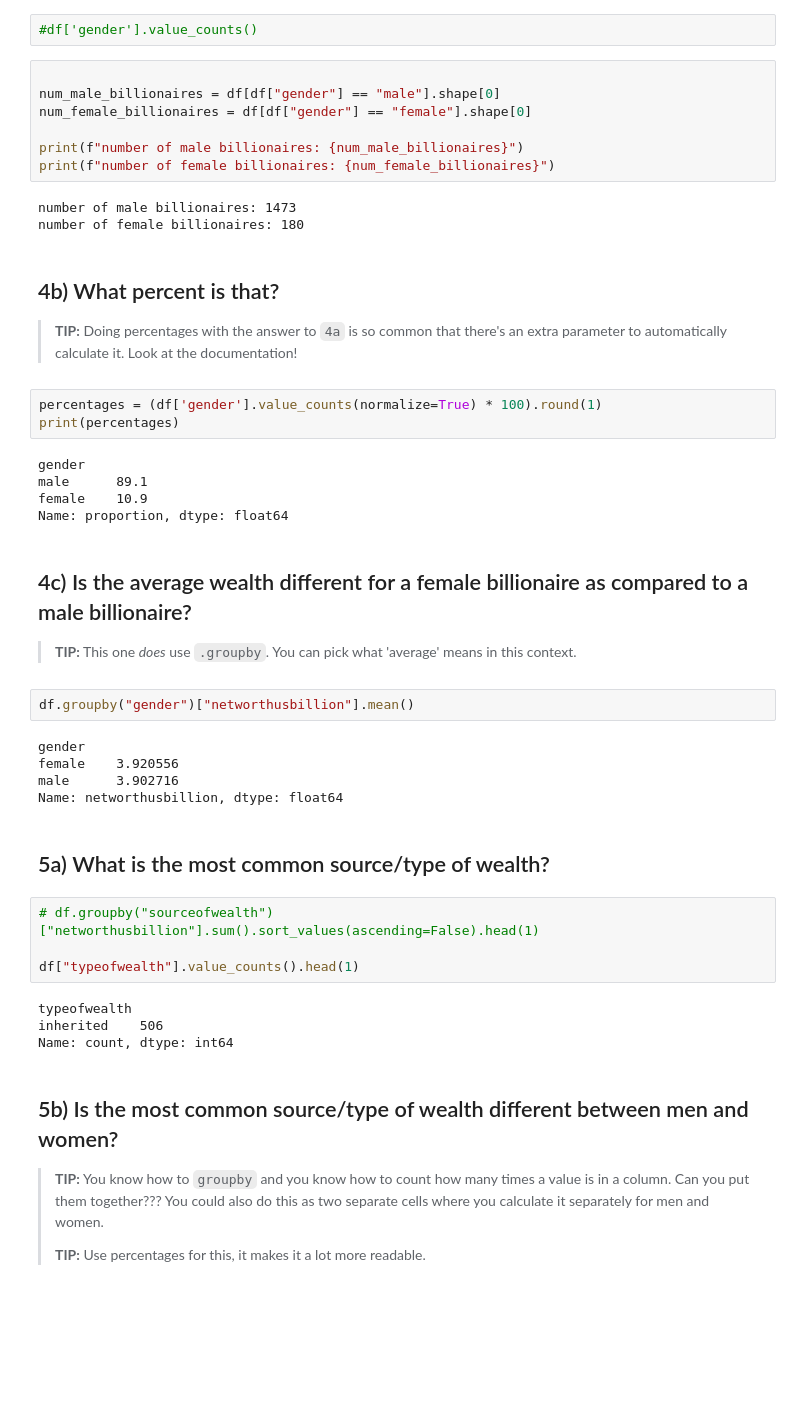
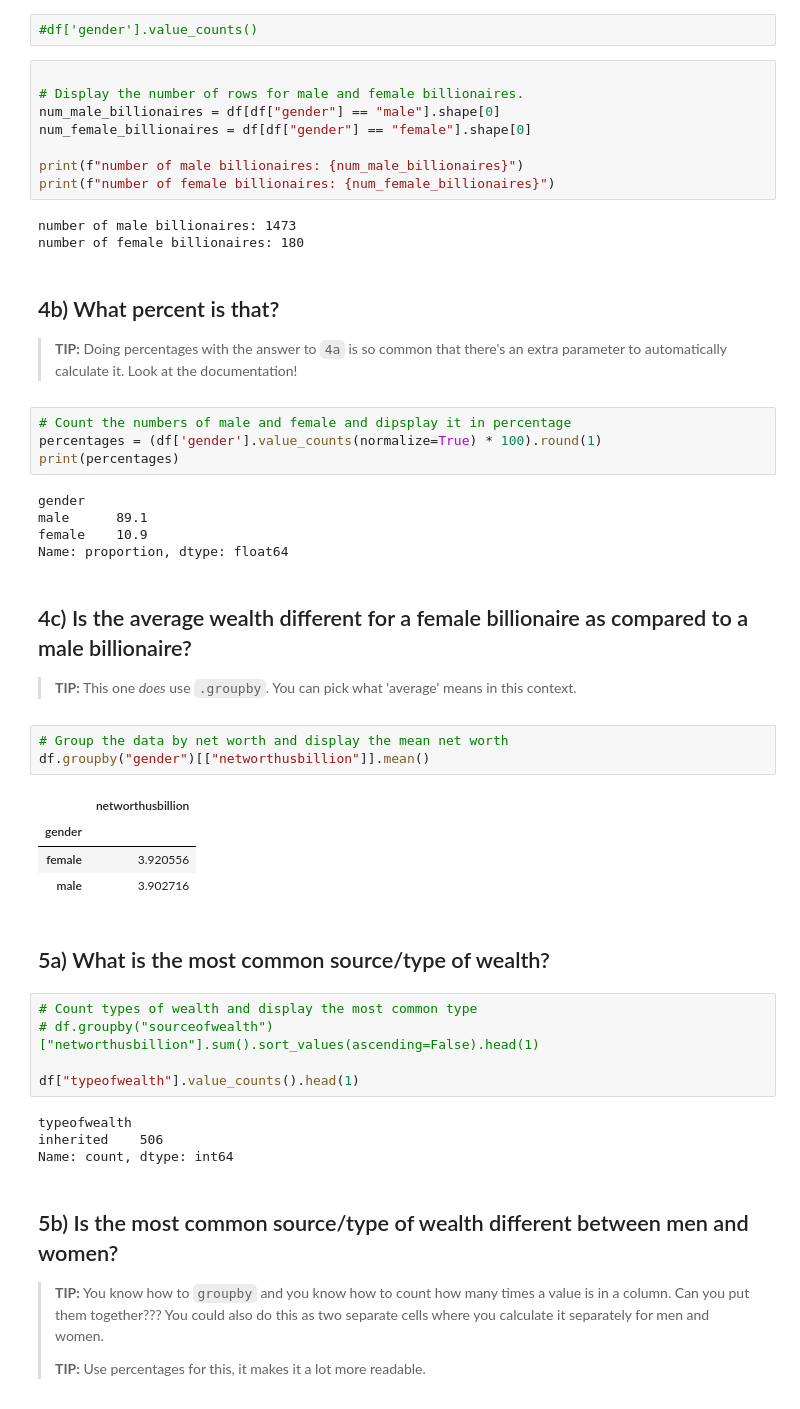
Before and after one commit to patvoe/06-homework, a Jupyter notebook: 02-Billionaires.ipynb, the cells around one changed output. Drawn from its saved outputs; the diff is of its cells as text; blank space fills up the shorter version.

```diff
--- a/02-Billionaires.ipynb
+++ b/02-Billionaires.ipynb
@@ -96,6 +97,7 @@ df[['name', 'networthusbillion']].sort_values(by='networthusbillion', ascending=
 #df['gender'].value_counts()
 # %%
 
+# Display the number of rows for male and female billionaires.
 num_male_billionaires = df[df["gender"] == "male"].shape[0]
 num_female_billionaires = df[df["gender"] == "female"].shape[0]
 
@@ -109,6 +111,7 @@ number of female billionaires: 180
 
 > **TIP:** Doing percentages with the answer to `4a` is so common that there's an extra parameter to automatically calculate it. Look at the documentation!
 # %%
+# Count the numbers of male and female and dipsplay it in percentage
 percentages = (df['gender'].value_counts(normalize=True) * 100).round(1)
 print(percentages)
 # %% [output]
@@ -120,16 +123,18 @@ Name: proportion, dtype: float64
 ## 4c) Is the average wealth different for a female billionaire as compared to a male billionaire?
 
 > **TIP:** This one *does* use `.groupby`. You can pick what 'average' means in this context.
-# %%
-df.groupby("gender")["networthusbillion"].mean()
-# %% [output]
-gender
-female    3.920556
-male      3.902716
-Name: networthusbillion, dtype: float64
+# %%
+# Group the data by net worth and display the mean net worth
+df.groupby("gender")[["networthusbillion"]].mean()
+# %% [output]
+|  | networthusbillion |
+| gender |  |
+| female | 3.920556 |
+| male | 3.902716 |
 # %% [markdown]
 ## 5a) What is the most common source/type of wealth?
 # %%
+# Count types of wealth and display the most common type
 # df.groupby("sourceofwealth")["networthusbillion"].sum().sort_values(ascending=False).head(1)
 
 df["typeofwealth"].value_counts().head(1)
```
Also changed, not shown: parts of 13 cells of this notebook.
